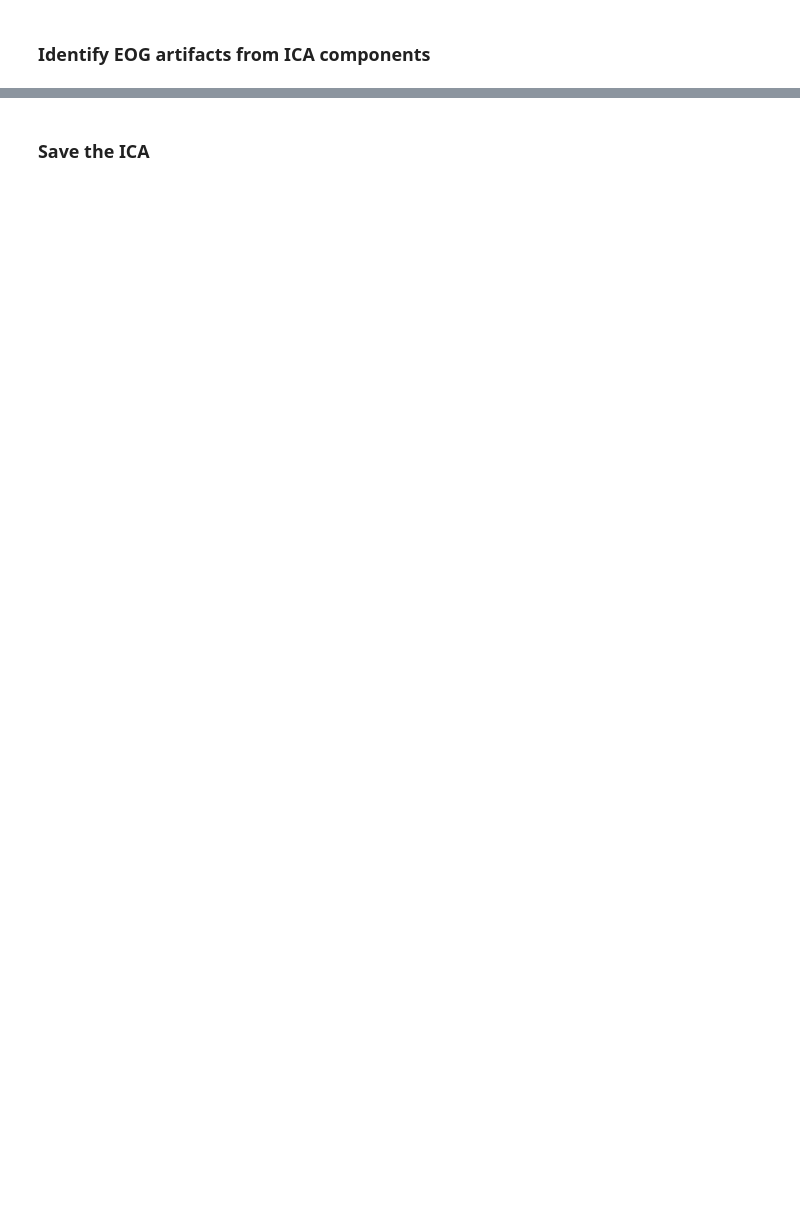
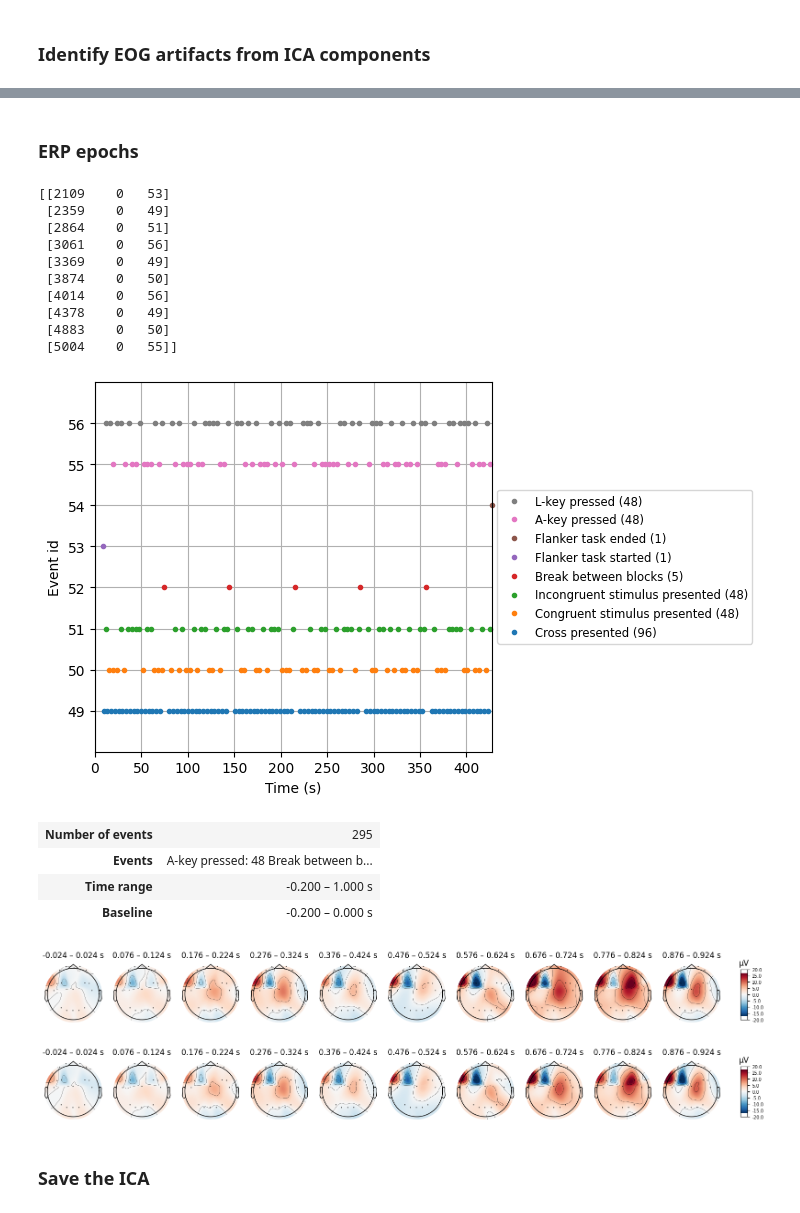
Before and after one commit to sunnivaf/TTK7-project1, a Jupyter notebook: ICA.ipynb, the cells around one changed output, grey strips where cells are left out. Saved outputs shown, nothing was run; the diff lists cells and outputs as text; code cells hidden in the pictures; blank space fills up the shorter version.

```diff
--- a/ICA.ipynb
+++ b/ICA.ipynb
@@ -85,3 +84,70 @@ ica.plot_scores(eog_scores);
+# %% [markdown]
+### ERP epochs
+# %%
+low_cut = 0.1
+hi_cut  = 45
+raw_filt = raw.copy().notch_filter([50], method='iir').filter(low_cut, hi_cut)
+# %%
+event_dict = {
+    "Cross presented" : 49,
+    "Congruent stimulus presented" : 50,
+    "Incongruent stimulus presented" : 51,
+    "Break between blocks" : 52,
+    "Flanker task started" : 53,
+    "Flanker task ended" : 54,
+    "A-key pressed" : 55,
+    "L-key pressed" : 56,
+}
+# %%
+events = mne.find_events(raw_filt)
+print(events[:10])  # show the first 5
+fig = mne.viz.plot_events(
+    events, event_id=event_dict, sfreq=raw_filt.info["sfreq"], first_samp=raw_filt.first_samp
+)
+# %% [output]
+[[2109    0   53]
+ [2359    0   49]
+ [2864    0   51]
+ [3061    0   56]
+ [3369    0   49]
+ [3874    0   50]
+ [4014    0   56]
+ [4378    0   49]
+ [4883    0   50]
+ [5004    0   55]]
+[figure, added]
+# %%
+# Epoching settings
+tmin =  -.200  # start of each epoch (in sec)
+tmax =  1.000  # end of each epoch (in sec)
+baseline = (tmin, 0)
+
+# Create epochs
+epochs = mne.Epochs(raw_filt,
+                    events, event_dict,
+                    tmin, tmax,
+                    baseline=baseline,
+                    preload=True
+                   )
+
+epochs
+# %% [output]
+| Number of events | 295 |
+| Events | A-key pressed: 48 Break between b... |
+| Time range | -0.200 – 1.000 s |
+| Baseline | -0.200 – 0.000 s |
+# %%
+evoked = epochs.average()
+times = np.arange(0, tmax, 0.1)
+evoked.plot_topomap(times=times, average=0.050);
+# %% [output]
+[figure, added]
+# %%
+epochs_postica = ica.apply(epochs.copy())
+evoked_postica = epochs_postica.average()
+evoked_postica.plot_topomap(times=times, average=0.050);
+# %% [output]
+[figure, added]
 # %% [markdown]
 ### Save the ICA
 # %%
```
Also changed, not shown: parts of 8 cells of this notebook.
